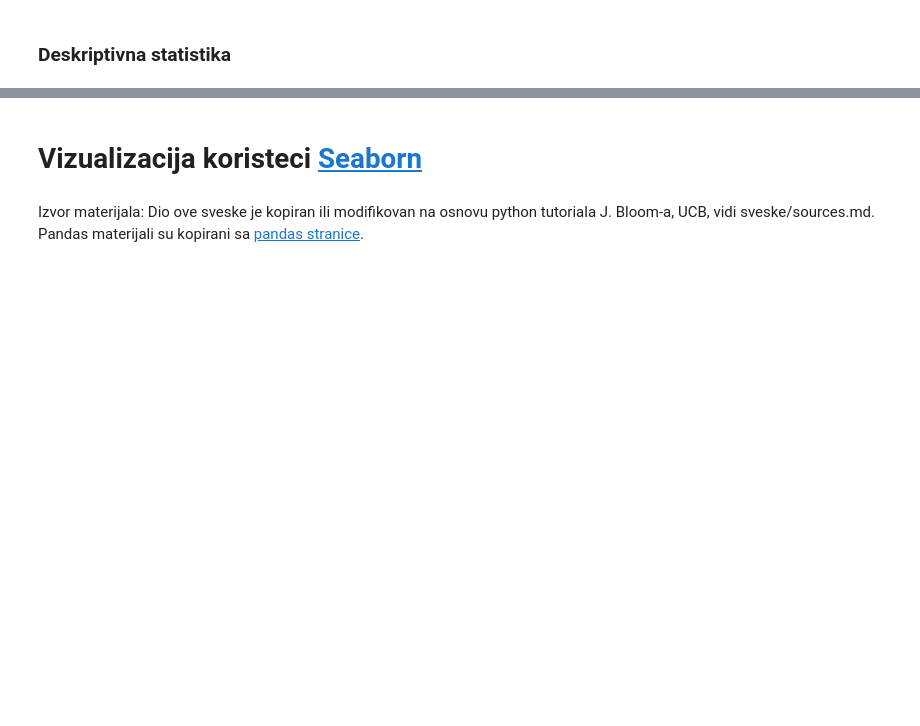
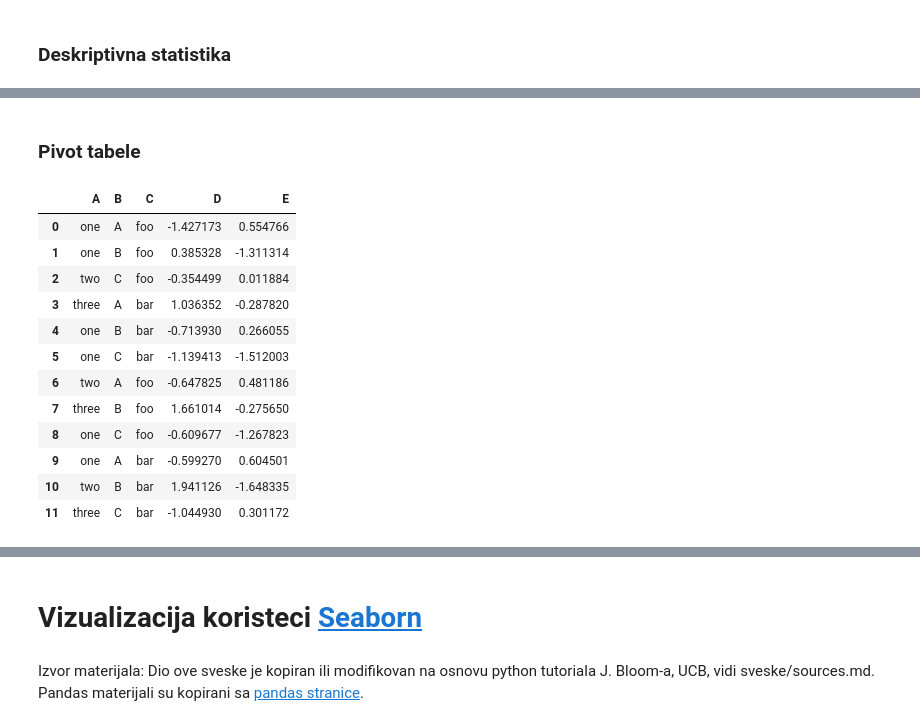
Before and after one commit to milicag/unibl_radionica, a Jupyter notebook: sveske/dan2_3.ipynb, the cells around one changed output, grey strips where cells are left out. Cells and saved outputs as stored; diff of their text form; code cells hidden in the pictures; blank space fills up the shorter version.

```diff
--- a/sveske/dan2_3.ipynb
+++ b/sveske/dan2_3.ipynb
@@ -1524,0 +1203,23 @@ CSV
+# %% [markdown]
+### Pivot tabele
+# %%
+df = pd.DataFrame({'A': ['one', 'one', 'two', 'three'] * 3,
+                    'B': ['A', 'B', 'C'] * 4,
+                    'C': ['foo', 'foo', 'foo', 'bar', 'bar', 'bar'] * 2,
+                    'D': np.random.randn(12),
+                    'E': np.random.randn(12)})
+df
+# %% [output]
+|  | A | B | C | D | E |
+| 0 | one | A | foo | -1.427173 | 0.554766 |
+| 1 | one | B | foo | 0.385328 | -1.311314 |
+| 2 | two | C | foo | -0.354499 | 0.011884 |
+| 3 | three | A | bar | 1.036352 | -0.287820 |
+| 4 | one | B | bar | -0.713930 | 0.266055 |
+| 5 | one | C | bar | -1.139413 | -1.512003 |
+| 6 | two | A | foo | -0.647825 | 0.481186 |
+| 7 | three | B | foo | 1.661014 | -0.275650 |
+| 8 | one | C | foo | -0.609677 | -1.267823 |
+| 9 | one | A | bar | -0.599270 | 0.604501 |
+| 10 | two | B | bar | 1.941126 | -1.648335 |
+| 11 | three | C | bar | -1.044930 | 0.301172 |
```
Also changed, not shown: parts of 108 cells of this notebook, 2 other files.
